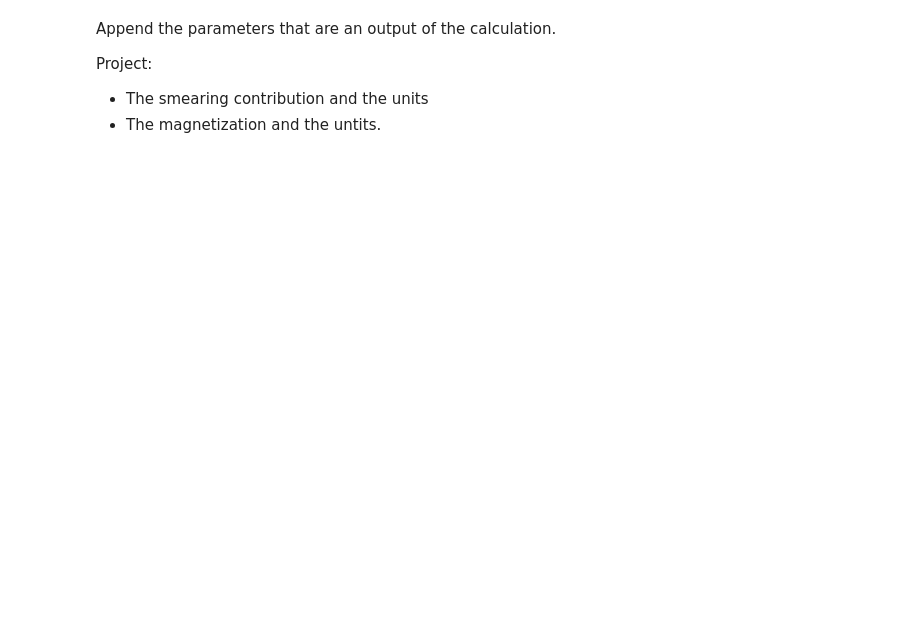
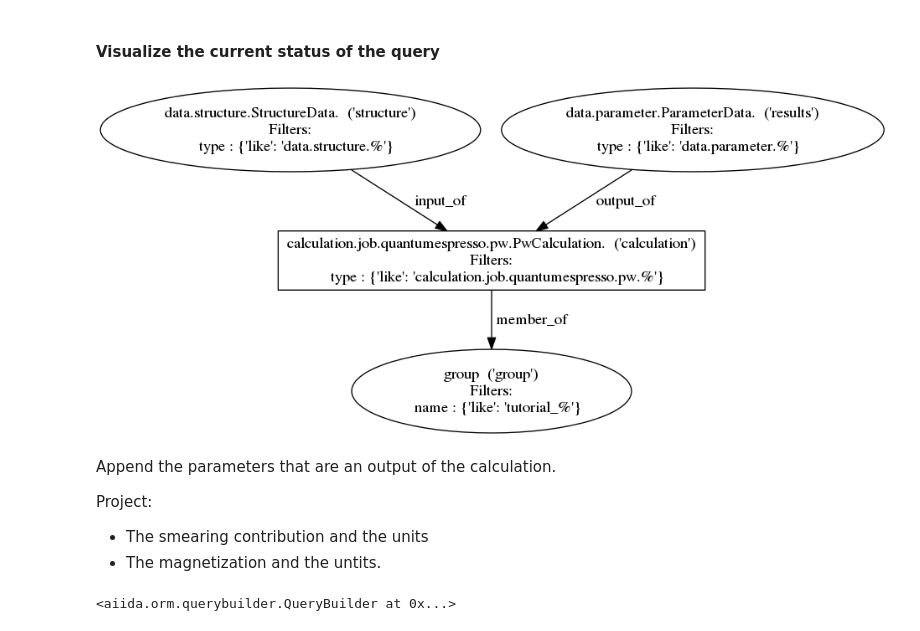
Before and after one commit to aiidateam/aiida_demos, a Jupyter notebook: notebook/query_screening_database.ipynb, the cells around one changed output. Saved outputs shown, nothing was run; the diff lists cells and outputs as text; code cells hidden in the pictures; blank space fills up the shorter version.

```diff
--- a/notebook/query_screening_database.ipynb
+++ b/notebook/query_screening_database.ipynb
@@ -160,3 +174,10 @@ generate_query_graph(qb.get_json_compatible_queryhelp(), 'query3.png')
+# %% [markdown]
+#### Visualize the current status of the query
+# %%
+generate_query_graph(qb.get_json_compatible_queryhelp(), 'query3.png')
+Image(filename='query3.png')
+# %% [output]
+[figure, added]
 # %% [markdown]
 Append the parameters that are an output of the calculation.
 
@@ -169,5 +190,5 @@ qb.append(ParameterData,tag='results',
            'attributes.total_magnetization', 'attributes.total_magnetization_units',
         ], output_of='calculation'
     )
-
-generate_query_graph(qb.get_json_compatible_queryhelp(), 'query4.png')
+# %% [output]
+<aiida.orm.querybuilder.QueryBuilder at 0x...>
```
Also changed, not shown: parts of 25 cells of this notebook, 5 other files.
